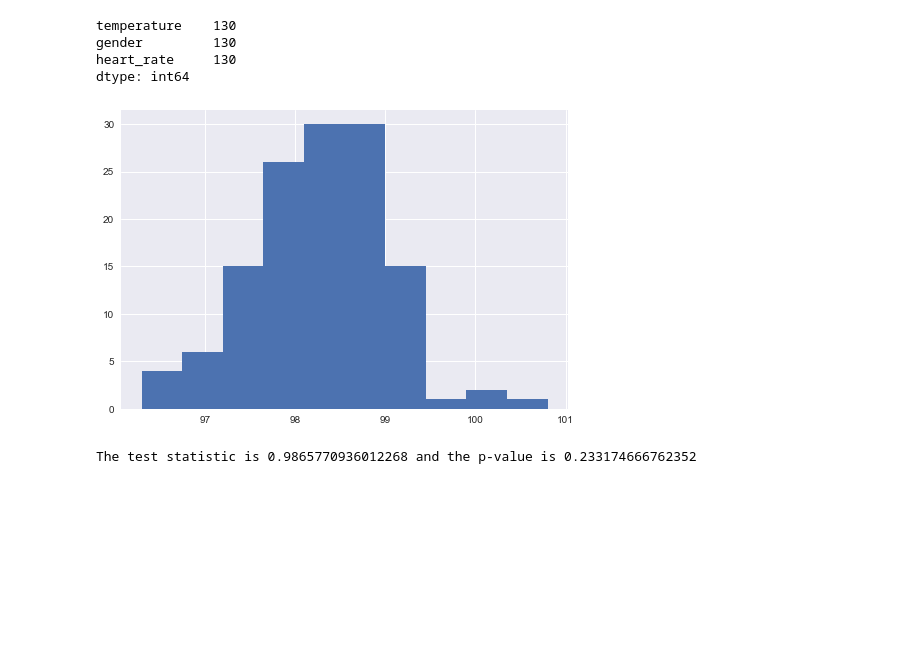
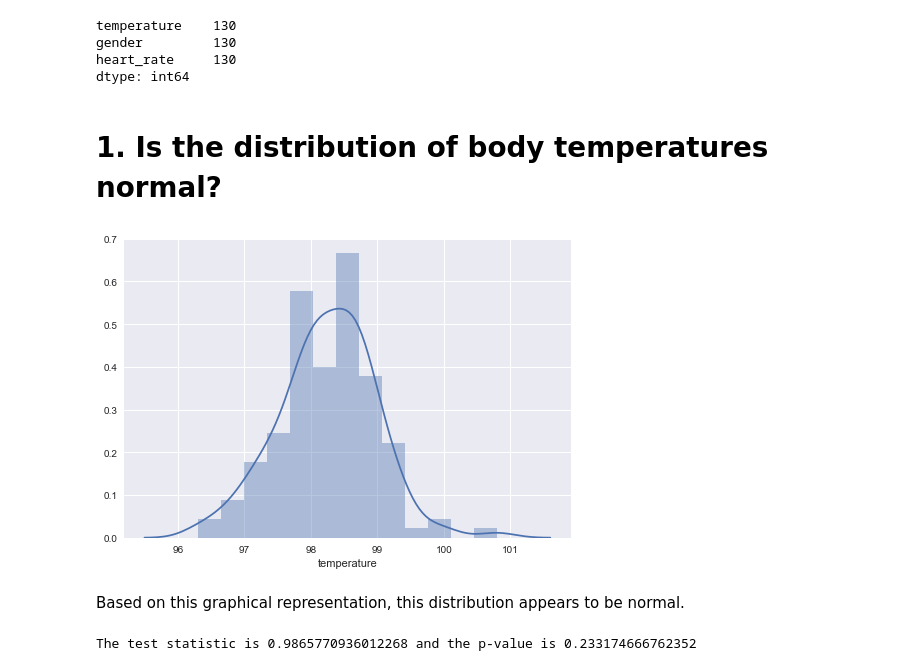
Before and after one commit to jywu86/Springboard, a Jupyter notebook: EDA_human_temperature/sliderule_dsi_inferential_statistics_exercise_1.ipynb, the cells around one changed output. Drawn from its saved outputs; the diff is of its cells as text; code cells hidden in the pictures; blank space fills up the shorter version.

```diff
--- a/EDA_human_temperature/sliderule_dsi_inferential_statistics_exercise_1.ipynb
+++ b/EDA_human_temperature/sliderule_dsi_inferential_statistics_exercise_1.ipynb
@@ -76,17 +76,19 @@ temperature    130
 gender         130
 heart_rate     130
 dtype: int64
+# %% [markdown]
+# 1. Is the distribution of body temperatures normal?
 # %%
 #plot histograph of temperature to see how it is distributed
 import matplotlib.pyplot as plt
 import seaborn as sns
 import numpy as np
-_ = plt.hist(df['temperature'])
-plt.show()
-#_= sns.distplot(df['temperature'])
-#sns.plt.show()
+_= sns.distplot(df['temperature'])
+sns.plt.show()
 # %% [output]
-[figure, old version]
+[figure, new version]
+# %% [markdown]
+Based on this graphical representation, this distribution appears to be normal.
 # %%
 #importing scipy stats package
 from scipy import stats
```
Also changed, not shown: parts of 12 cells of this notebook.
